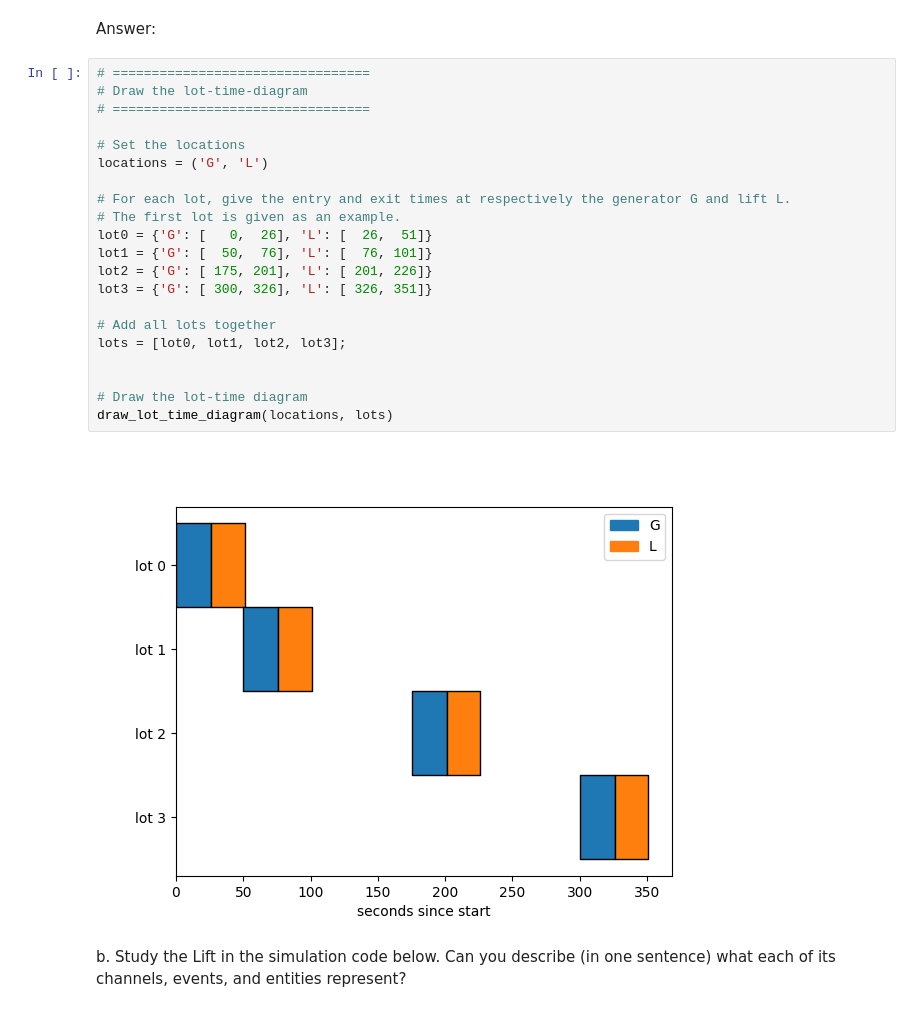
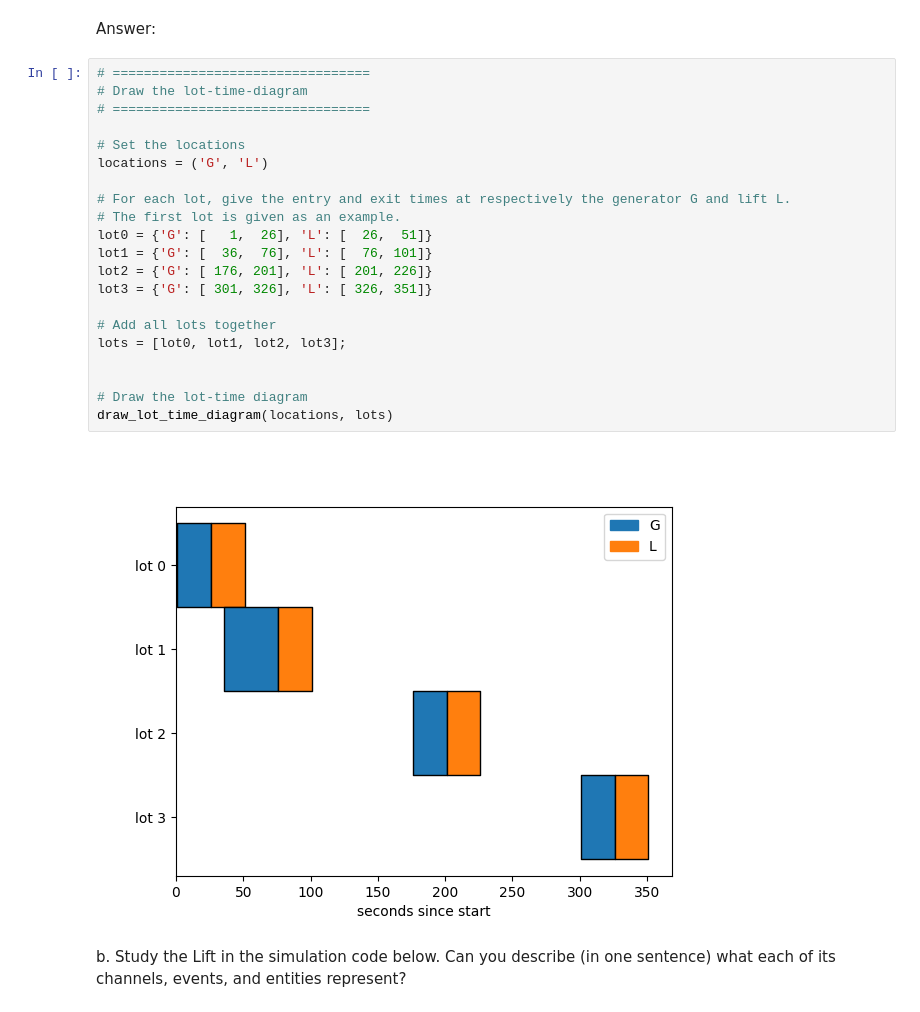
Before and after one commit to tychobrouwer/4DC10-AVS-RS-system, a Jupyter notebook: Assignment.ipynb, the cells around one changed output. Drawn from its saved outputs; the diff is of its cells as text.

```diff
--- a/Assignment.ipynb
+++ b/Assignment.ipynb
@@ -546,26 +548,26 @@ Answer:
 # %%
 # =================================
 # Draw the lot-time-diagram
 # =================================
 
 # Set the locations
 locations = ('G', 'L')
 
 # For each lot, give the entry and exit times at respectively the generator G and lift L.
 # The first lot is given as an example.
-lot0 = {'G': [   0,  26], 'L': [  26,  51]}
-lot1 = {'G': [  50,  76], 'L': [  76, 101]}
-lot2 = {'G': [ 175, 201], 'L': [ 201, 226]}
-lot3 = {'G': [ 300, 326], 'L': [ 326, 351]}
+lot0 = {'G': [   1,  26], 'L': [  26,  51]}
+lot1 = {'G': [  36,  76], 'L': [  76, 101]}
+lot2 = {'G': [ 176, 201], 'L': [ 201, 226]}
+lot3 = {'G': [ 301, 326], 'L': [ 326, 351]}
 
 # Add all lots together
 lots = [lot0, lot1, lot2, lot3];
 
 
 # Draw the lot-time diagram
 draw_lot_time_diagram(locations, lots)
 # %% [output]
-[figure, old version]
+[figure, new version]
 # %% [markdown]
 b. 	Study the Lift in the simulation code below. Can you describe (in one sentence) what each of its channels, events, and entities represent?
 # %% [markdown]
```
Also changed, not shown: parts of 5 cells of this notebook.
